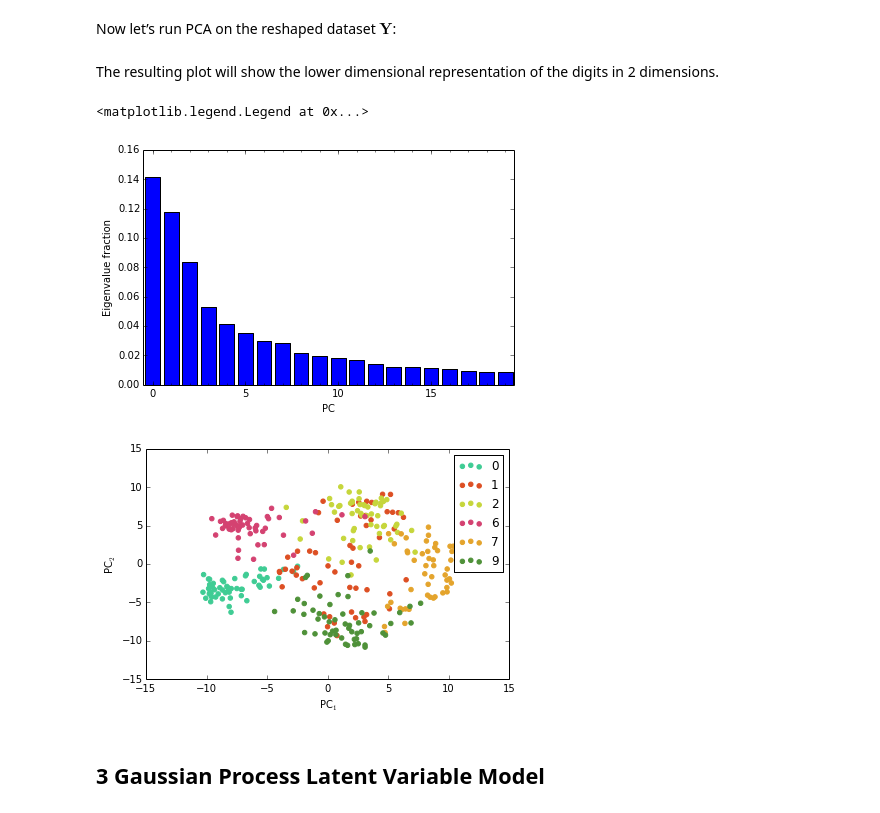
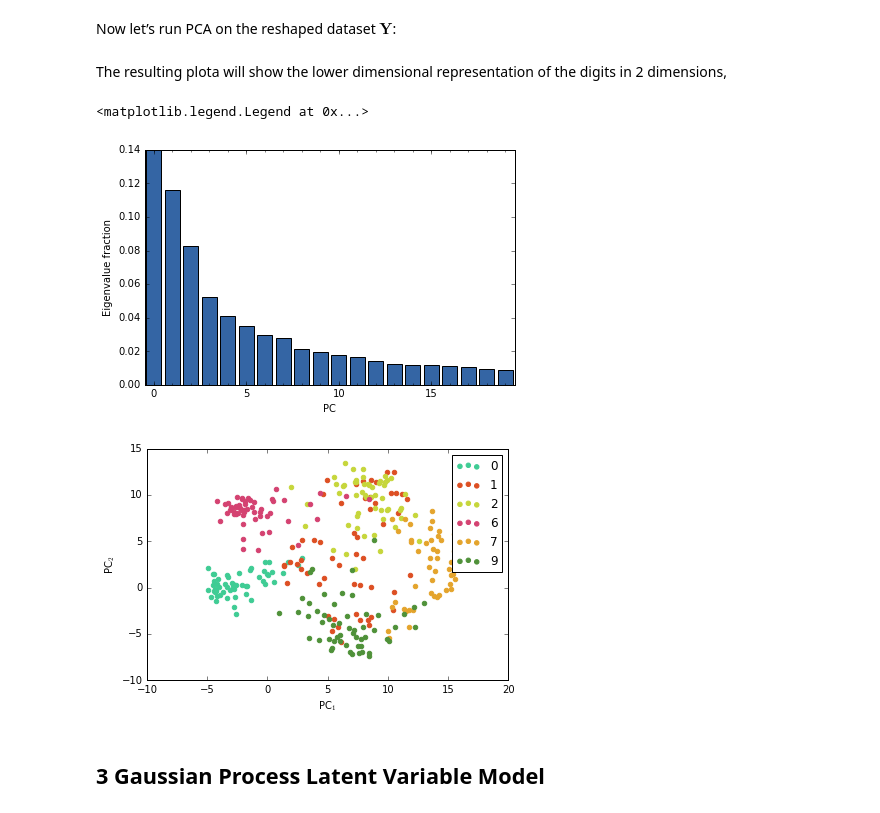
Before and after one commit to ShibataLab/GPyWorkshop, a Jupyter notebook: Part1/Experiments/Notebook2.ipynb, the cells around one changed output. Drawn from its saved outputs; the diff is of its cells as text; code cells hidden in the pictures.

```diff
--- a/Part1/Experiments/Notebook2.ipynb
+++ b/Part1/Experiments/Notebook2.ipynb
@@ -45 +64,12 @@ labels = data['str_lbls']
+# %%
+# choose subset of digits to work on
+which = [0,1,2,6,7,9]
+data = np.load('digits.npy')
+data = data[which,:,:,:]
+num_classes, num_samples, height, width = data.shape
+
+# get the digits data and corresponding labels
+Y = data.reshape((data.shape[0]*data.shape[1],data.shape[2]*data.shape[3]))
+lbls = np.array([[l]*num_samples for l in which]).reshape(Y.shape[0], 1)
+labels = np.array([[str(l)]*num_samples for l in which])
 # %% [markdown]
@@ -61,17 +86,22 @@ Yn = Y#Y-Y.mean()
+# %%
+# it is important to normalize the data
+Yn = Y-Y.mean()
 # %% [markdown]
 Now let’s run PCA on the reshaped dataset $\mathbf{Y}$:
 # %%
-from GPy.util import pca
-p = pca.PCA(Y) # create PCA class with digits dataset
+p = pca.PCA(Yn) # create PCA class with digits dataset
 # %% [markdown]
-The resulting plot will show the lower dimensional representation of the digits in 2 dimensions.
+The resulting plota will show the lower dimensional representation of the digits in 2 dimensions,
 # %%
-p.plot_fracs(20) # plot first 20 eigenvalue fractions
+# plot first 20 eigenvalue fractions
+p.plot_fracs(20)
+
+# plot the latent space by PCA
 p.plot_2d(Y,labels=labels.flatten(), colors=colors)
-pb.legend()
+plt.legend()
 # %% [output]
 <matplotlib.legend.Legend at 0x...>
-[figure, old version]
+[figure, new version]
-[figure, old version]
+[figure, new version]
 # %% [markdown]
 ## 3 Gaussian Process Latent Variable Model
```
Also changed, not shown: parts of 65 cells of this notebook, 1 other file.
